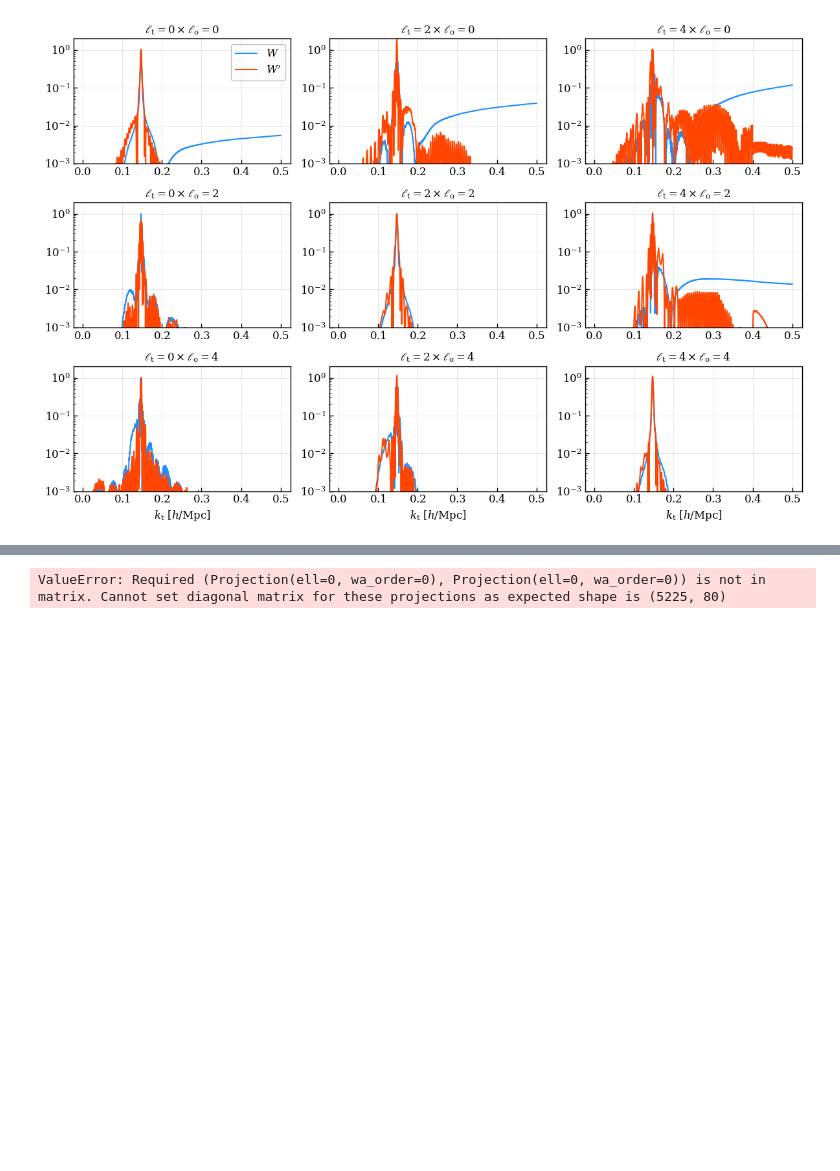
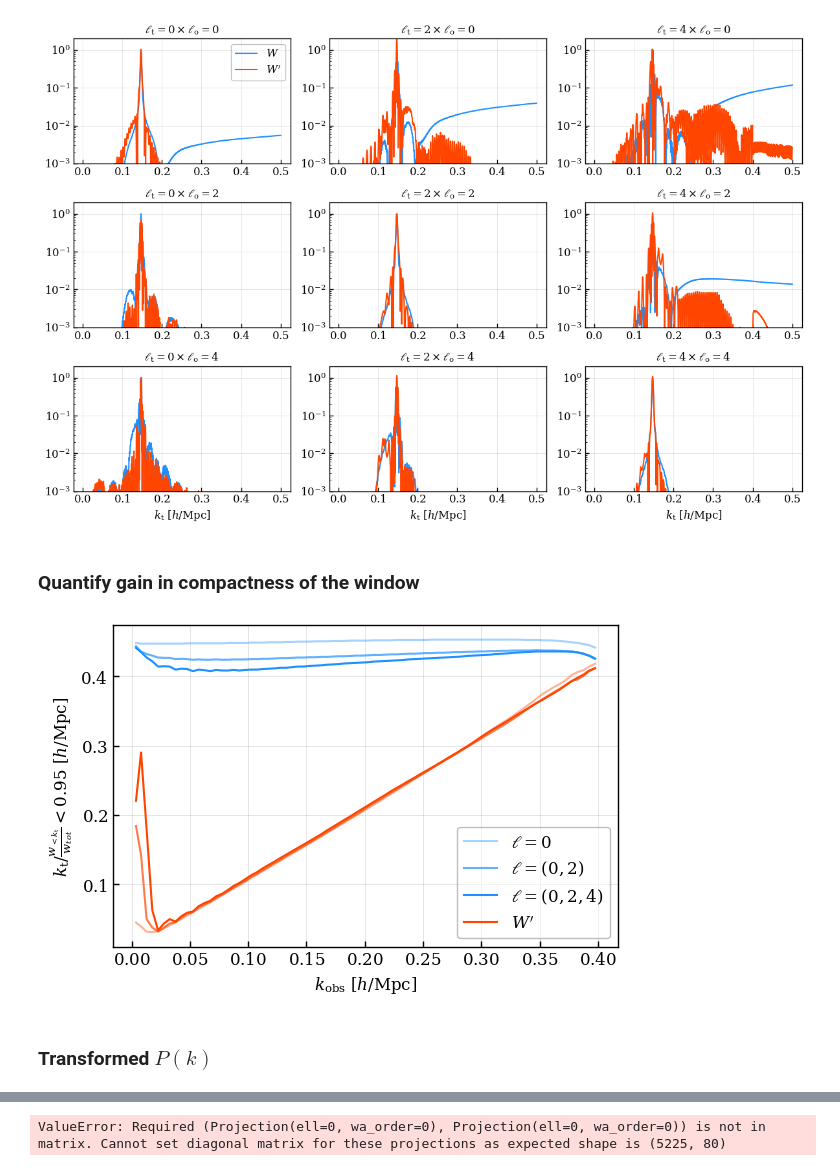
Before and after one commit to mathildepinon/desi-fiber-collisions, a Jupyter notebook: nb/sculpt_window.ipynb, the cells around one changed output, grey strips where cells are left out. Cells and saved outputs as stored; diff of their text form; code cells hidden in the pictures; blank space fills up the shorter version.

```diff
--- a/nb/sculpt_window.ipynb
+++ b/nb/sculpt_window.ipynb
@@ -165,6 +170,46 @@ plt.savefig(os.path.join(plots_dir, '{}{}_sculptedwindow_semilogy_{}_complete_{}
 plt.show()
 # %% [output]
 [figure]
+# %% [markdown]
+### Quantify gain in compactness of the window
+# %%
+def compactness(wmatrix, ells=[0, 2, 4], alpha=0.95):
+    w = wmatrix.deepcopy()
+    if len(ells)==1:
+        w.select_proj(projsout=(0, None))
+    else:
+        w.select_proj(projsout=[(ell, None) for ell in ells])
+    # split in multipoles
+    wsplit = np.array_split(w.value, 3, axis=0)
+    kin = w.xin[0]
+    weights_bf = np.sum(np.array([np.cumsum(np.abs(wsplit[i]), axis=0) for i in range(len(ells))]), axis=0)
+    weight_bf = np.sum(np.array_split(weights_bf, len(ells), axis=-1), axis=0)
+    weights_tot = np.sum(np.array([np.sum(np.abs(wsplit[i]), axis=0) for i in range(len(ells))]), axis=0)
+    weight_tot = np.sum(np.array_split(weights_tot, len(ells), axis=-1), axis=0)
+    r = weight_bf / weight_tot
+    iktmax = np.argmax(r >= alpha, axis=0)
+    return kin[iktmax]
+# %%
+alpha = 0.95
+ells = [0, 2, 4]
+
+plt.plot(wm.xout[0], compactness(wm, ells=[0], alpha=alpha), color='C0', alpha=0.4, label=r'$\ell = 0$')
+plt.plot(wmnew.xout[0], compactness(wmnew, ells=[0], alpha=alpha), color='C1', alpha=0.4)
+
+plt.plot(wm.xout[0], compactness(wm, ells=[0, 2], alpha=alpha), color='C0', alpha=0.7, label=r'$\ell = (0, 2)$')
+plt.plot(wmnew.xout[0], compactness(wmnew, ells=[0, 2], alpha=alpha), color='C1', alpha=0.7)
+
+plt.plot(wm.xout[0], compactness(wm, ells=ells, alpha=alpha), label=r'$\ell = (0, 2, 4)$', color='C0')
+plt.plot(wmnew.xout[0], compactness(wmnew, ells=ells, alpha=alpha), label=r'$W^{\prime}$', color='C1')
+
+plt.xlabel(r'$k_{\mathrm{obs}}$ [$h$/Mpc]')
+plt.ylabel(r'$k_{\mathrm{t}} / \frac{w_{< k_{\mathrm{t}}}}{w_{tot}} <$'+'${:.2f}$ [$h$/Mpc]'.format(alpha))
+plt.legend()
+plt.show()
+# %% [output]
+[figure, added]
+# %% [markdown]
+### Transformed $P(k)$
 # %%
 fig, axes = plt.subplots(1, len(ls), figsize=(12, 4), sharey=False)
 
```
Also changed, not shown: parts of 3 cells of this notebook, 46 other files.
